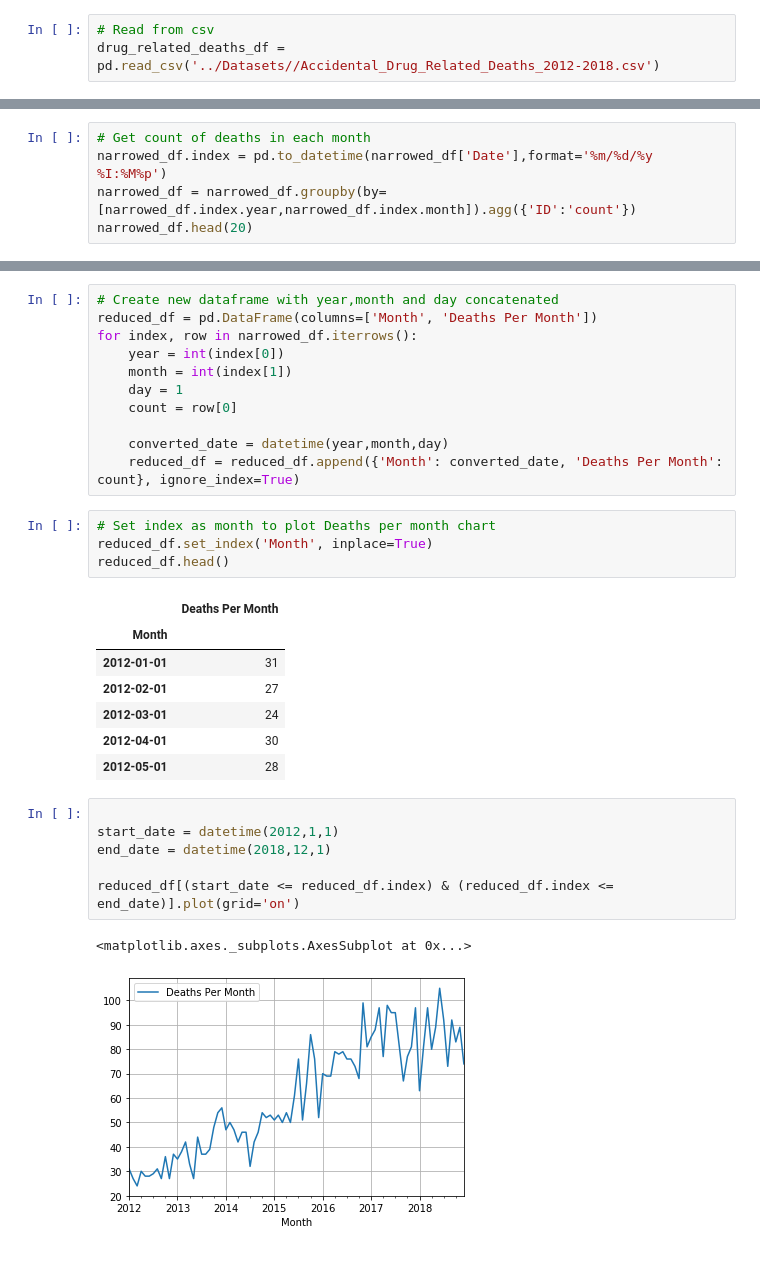
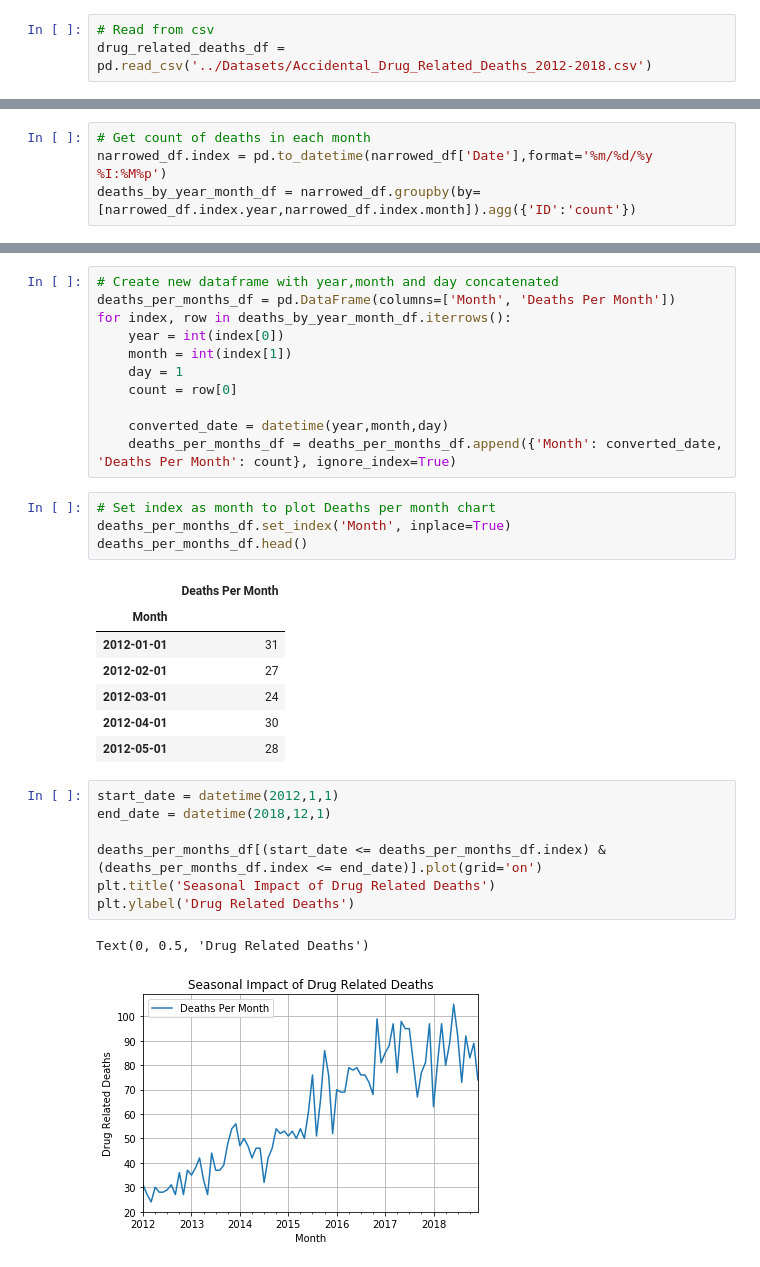
Before and after one commit to prerak-patel/Accidental-Drug-Related-Deaths, a Jupyter notebook: accidentalDrugRelatedDeaths.ipynb, the cells around one changed output, grey strips where cells are left out. Saved outputs shown, nothing was run; the diff lists cells and outputs as text.

```diff
--- a/accidentalDrugRelatedDeaths.ipynb
+++ b/accidentalDrugRelatedDeaths.ipynb
@@ -7,7 +10,7 @@ import statsmodels.api as sm
 %matplotlib inline
 # %%
 # Read from csv
-drug_related_deaths_df = pd.read_csv('../Datasets//Accidental_Drug_Related_Deaths_2012-2018.csv')
+drug_related_deaths_df = pd.read_csv('../Datasets/Accidental_Drug_Related_Deaths_2012-2018.csv')
 # %%
 # Removing unnecessary columns
 narrowed_df = drug_related_deaths_df.loc[:,['ID','Date','Age','Sex','Race','DeathCity','DeathCityGeo','COD','Heroin','Cocaine','Fentanyl','FentanylAnalogue','Oxycodone','Oxymorphone','Ethanol','Hydrocodone','Benzodiazepine','Methadone','Amphet','Tramad','Morphine_NotHeroin','Hydromorphone','Other','OpiateNOS','AnyOpioid']]
@@ -38,5 +29,4 @@ narrowed_df
 # %%
 # Get count of deaths in each month
 narrowed_df.index = pd.to_datetime(narrowed_df['Date'],format='%m/%d/%y %I:%M%p')
-narrowed_df = narrowed_df.groupby(by=[narrowed_df.index.year,narrowed_df.index.month]).agg({'ID':'count'})
-narrowed_df.head(20)
+deaths_by_year_month_df = narrowed_df.groupby(by=[narrowed_df.index.year,narrowed_df.index.month]).agg({'ID':'count'})
@@ -62,18 +33,18 @@ narrowed_df.head(20)
 # %%
 # Create new dataframe with year,month and day concatenated
-reduced_df = pd.DataFrame(columns=['Month', 'Deaths Per Month'])
-for index, row in narrowed_df.iterrows():
+deaths_per_months_df = pd.DataFrame(columns=['Month', 'Deaths Per Month'])
+for index, row in deaths_by_year_month_df.iterrows():
     year = int(index[0])
     month = int(index[1])
     day = 1
     count = row[0]
 
     converted_date = datetime(year,month,day)
-    reduced_df = reduced_df.append({'Month': converted_date, 'Deaths Per Month': count}, ignore_index=True)
+    deaths_per_months_df = deaths_per_months_df.append({'Month': converted_date, 'Deaths Per Month': count}, ignore_index=True)
 # %%
 # Set index as month to plot Deaths per month chart
-reduced_df.set_index('Month', inplace=True)
-reduced_df.head()
+deaths_per_months_df.set_index('Month', inplace=True)
+deaths_per_months_df.head()
 # %% [output]
 |  | Deaths Per Month |
 | Month |  |
@@ -83,12 +54,13 @@ reduced_df.head()
 | 2012-04-01 | 30 |
 | 2012-05-01 | 28 |
 # %%
-
 start_date = datetime(2012,1,1)
 end_date = datetime(2018,12,1)
 
-reduced_df[(start_date <= reduced_df.index) & (reduced_df.index <= end_date)].plot(grid='on')
+deaths_per_months_df[(start_date <= deaths_per_months_df.index) & (deaths_per_months_df.index <= end_date)].plot(grid='on')
+plt.title('Seasonal Impact of Drug Related Deaths')
+plt.ylabel('Drug Related Deaths')
 # %% [output]
-<matplotlib.axes._subplots.AxesSubplot at 0x...>
+Text(0, 0.5, 'Drug Related Deaths')
-[figure, old version]
+[figure, new version]
 # %%
```
Also changed, not shown: parts of 13 cells of this notebook.
